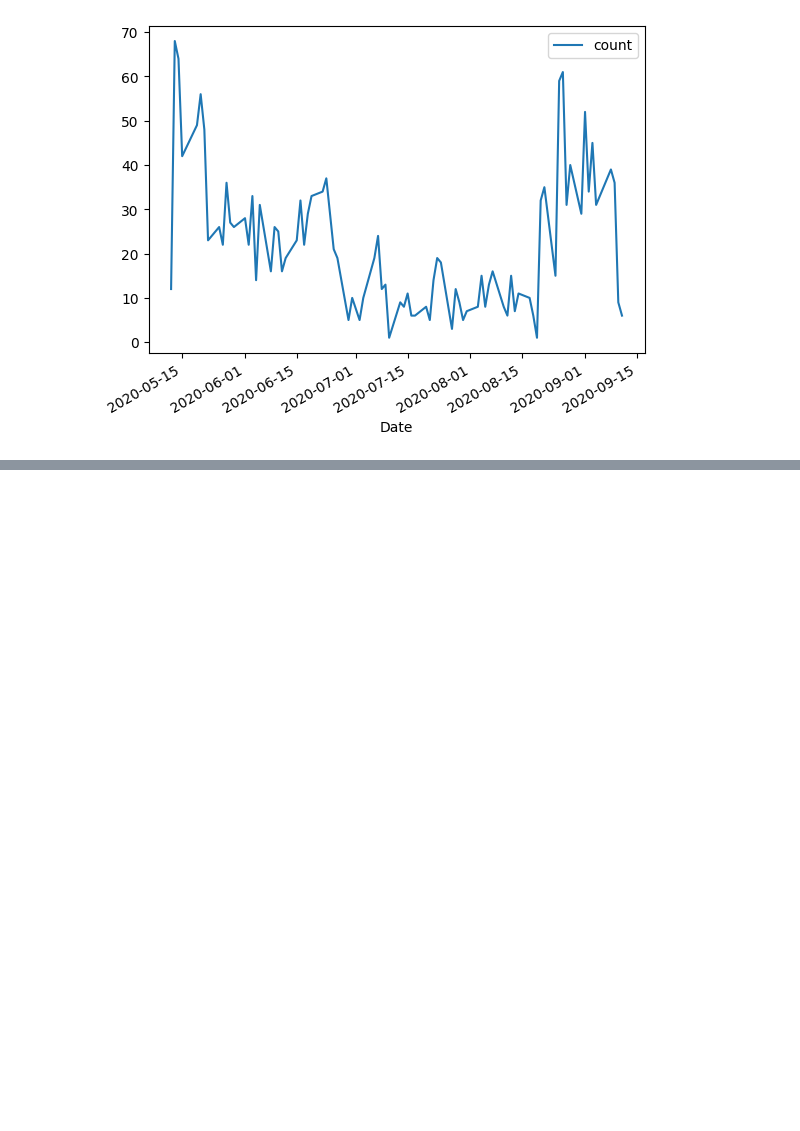
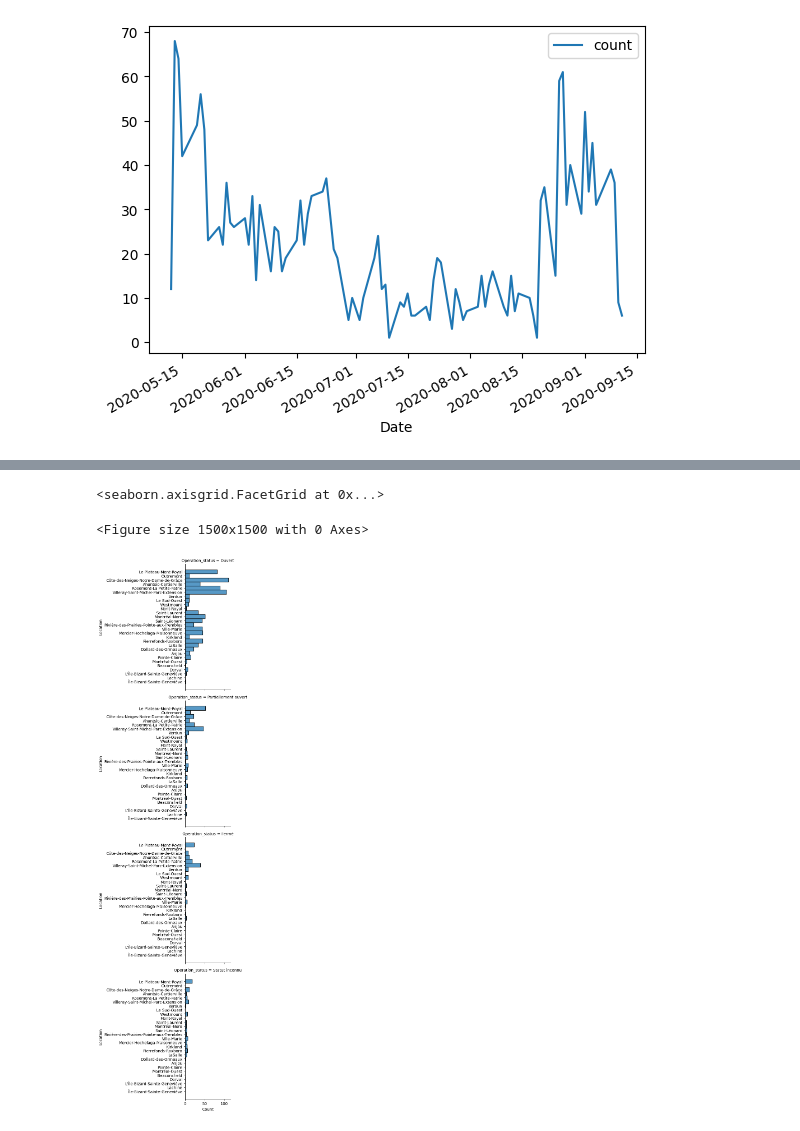
Before and after one commit to ngocmphan/survival_rate_montreal_businesses, a Jupyter notebook: survival_rate_montreal_businesses.ipynb, the cells around one changed output, grey strips where cells are left out. Drawn from its saved outputs; the diff is of its cells as text; code cells hidden in the pictures; blank space fills up the shorter version.

```diff
--- a/survival_rate_montreal_businesses.ipynb
+++ b/survival_rate_montreal_businesses.ipynb
@@ -202,0 +212,7 @@ operation_status.plot(x='Operation_status', y='Date', kind='bar')
+# %%
+plt.figure(figsize=(15,15))
+sns.displot(df_with_loc, y='Location', row='Operation_status')
+# %% [output]
+<seaborn.axisgrid.FacetGrid at 0x...>
+<Figure size 1500x1500 with 0 Axes>
+[figure, added]
```
Also changed, not shown: parts of 9 cells of this notebook.
